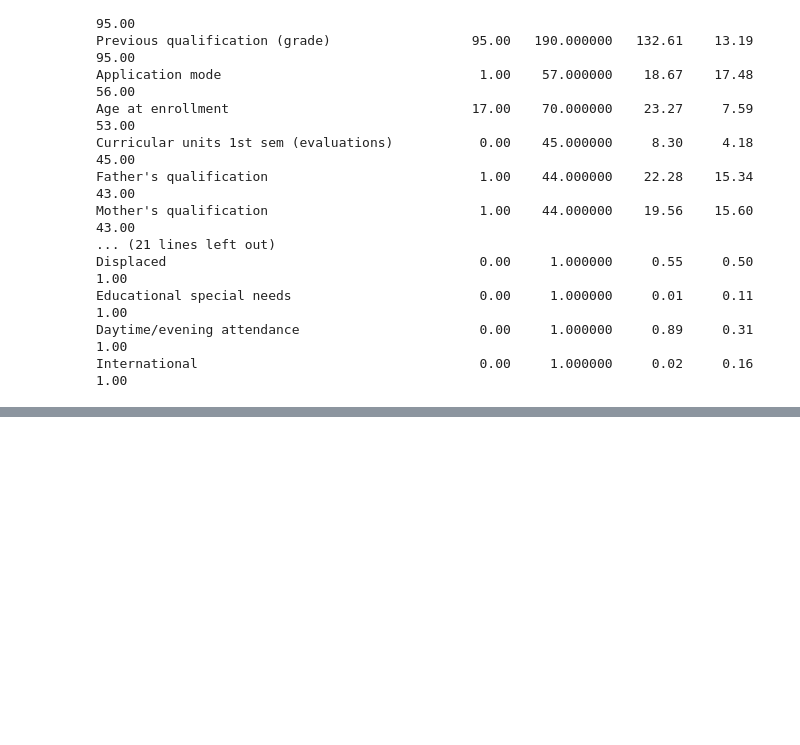
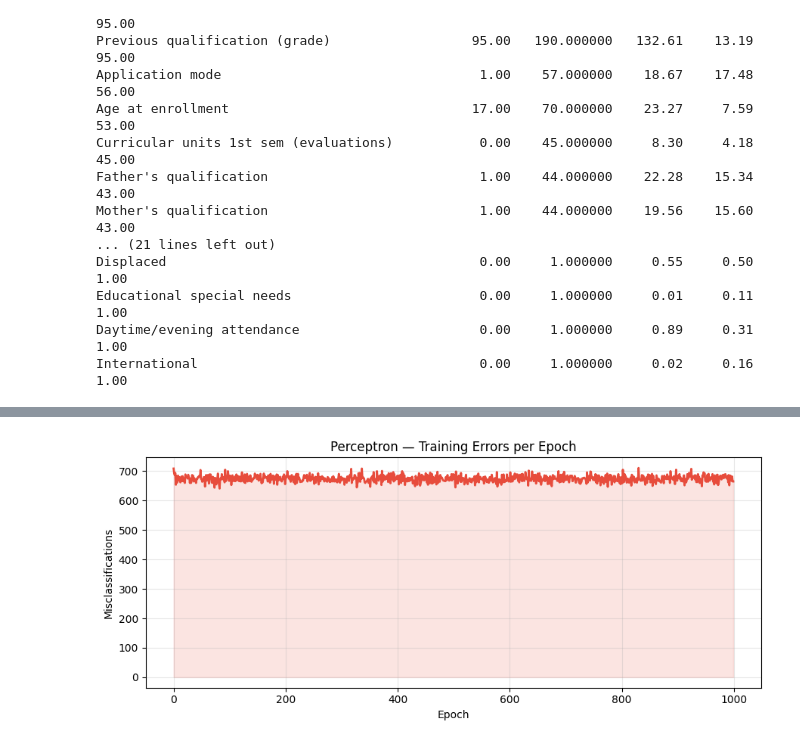
Before and after one commit to Yatha04/ML-tinkering, a Jupyter notebook: perceptron.ipynb, the cells around one changed output, grey strips where cells are left out. Cells and saved outputs as stored; diff of their text form; code cells hidden in the pictures; blank space fills up the shorter version.

```diff
--- a/perceptron.ipynb
+++ b/perceptron.ipynb
@@ -196,0 +220,14 @@ International                                    0.00     1.000000     0.02
+# %%
+np.random.seed(42)
+n = len(y_binary)
+indices = np.random.permutation(n)
+
+split = int(0.8 * n)
+train_idx = indices[:split]
+test_idx = indices[split:]
+
+X_train, X_test = X_np[train_idx], X_np[test_idx]
+y_train = y_binary[train_idx]
+y_test = y_binary[test_idx]
+
+print("Train/test split:", len(y_train), len(y_test))
@@ -196,0 +246,10 @@ International                                    0.00     1.000000     0.02
+# %%
+mean = X_train.mean(axis = 0)
+std = X_train.std(axis = 0)
+
+X_train_s = (X_train - mean) / std
+X_test_s = (X_test - mean) / std
+#print
+print("After std normalization:")
+print(f"  mean of means: {X_train_s.mean(axis=0).mean():.6f}")
+print(f"  std of means:  {X_train_s.std(axis=0).mean():.6f}")
@@ -196,0 +301,8 @@ International                                    0.00     1.000000     0.02
+# %%
+p = Perceptron(learning_rate = 0.01, n_iters = 1000)
+p.fit(X_train_s, y_train)
+
+print("Training complete.")
+print(f"Errors in epoch 1:   {p.errors[0]}")
+print(f"Errors in epoch 50:  {p.errors[49]}")
+print(f"Errors in last epoch: {p.errors[-1]}")
@@ -196,0 +343,12 @@ International                                    0.00     1.000000     0.02
+# %%
+plt.figure(figsize=(9, 4))
+plt.plot(p.errors, color='#E74C3C', linewidth=2)
+plt.fill_between(range(len(p.errors)), p.errors, alpha=0.15, color='#E74C3C')
+plt.xlabel("Epoch")
+plt.ylabel("Misclassifications")
+plt.title("Perceptron — Training Errors per Epoch")
+plt.grid(True, alpha=0.3)
+plt.tight_layout()
+plt.show()
+# %% [output]
+[figure, added]
```
Also changed, not shown: parts of 15 cells of this notebook.
